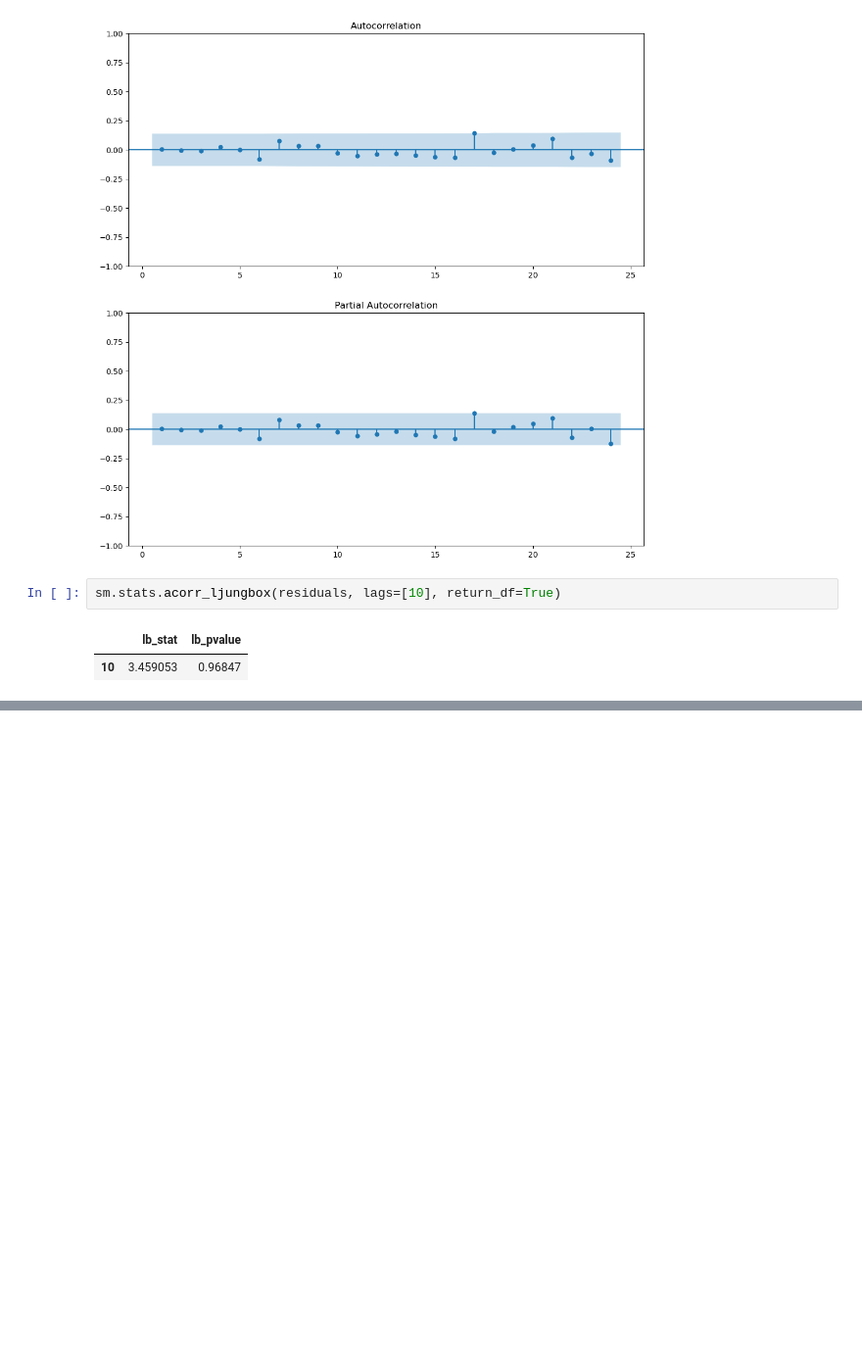
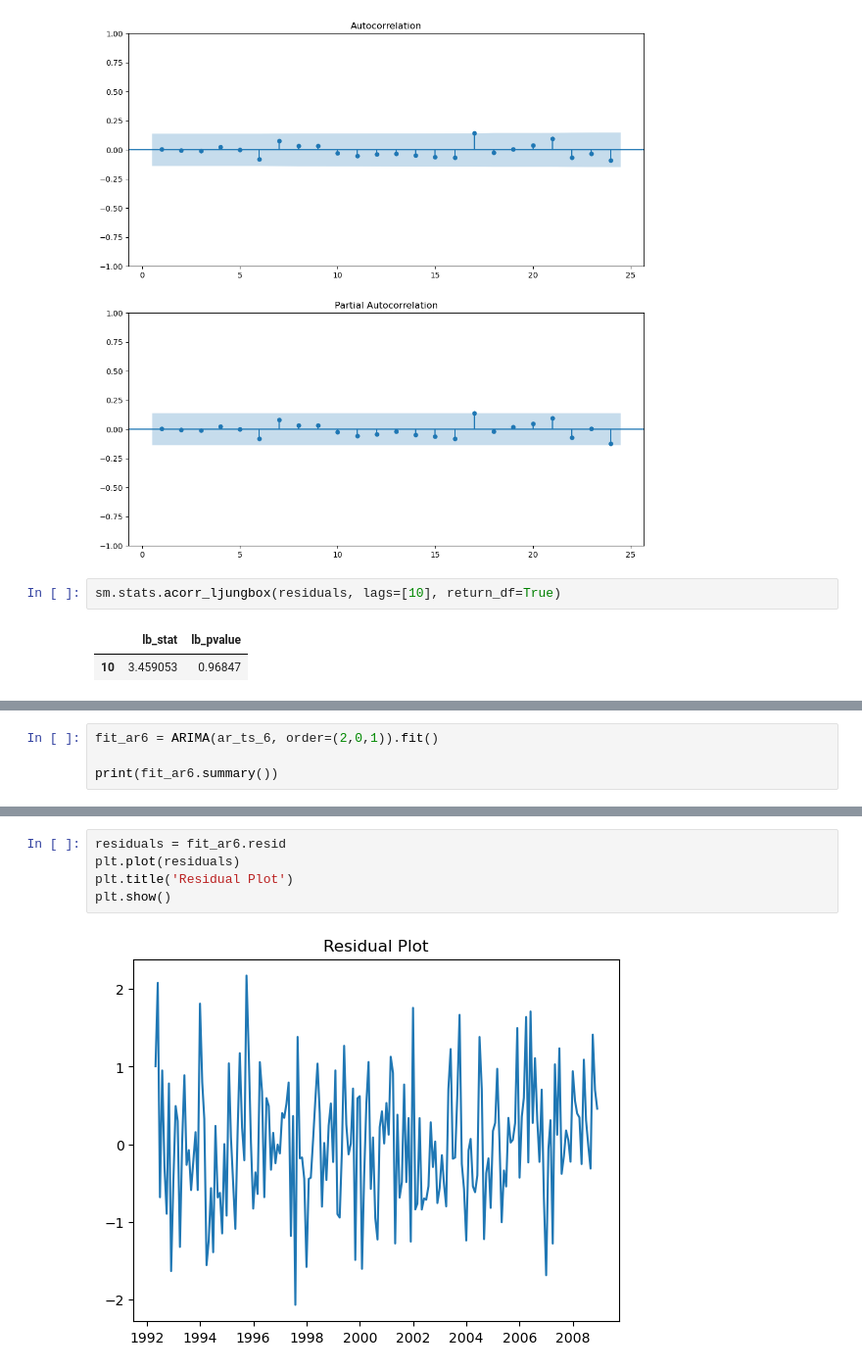
Before and after one commit to TomRush20/BAN-6025-Machine-Learning, a Jupyter notebook: ARIMA_Fitting.ipynb, the cells around one changed output, grey strips where cells are left out. Shown at 98% size. Saved outputs shown, nothing was run; the diff lists cells and outputs as text; blank space fills up the shorter version.

Commit message:
Finish Arima Fitting

```diff
--- a/ARIMA_Fitting.ipynb
+++ b/ARIMA_Fitting.ipynb
@@ -411,0 +450,4 @@ sm.stats.acorr_ljungbox(residuals, lags=[10], return_df=True)
+# %%
+fit_ar6 = ARIMA(ar_ts_6, order=(2,0,1)).fit()
+
+print(fit_ar6.summary())
@@ -411,0 +472,7 @@ sm.stats.acorr_ljungbox(residuals, lags=[10], return_df=True)
+# %%
+residuals = fit_ar6.resid
+plt.plot(residuals)
+plt.title('Residual Plot')
+plt.show()
+# %% [output]
+[figure, added]
```
Also changed, not shown: parts of 20 cells of this notebook, 2 other files.
